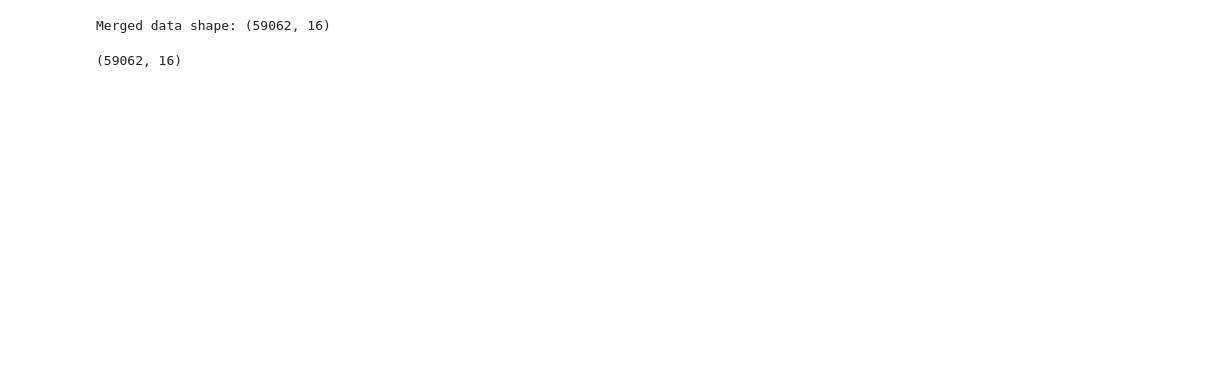
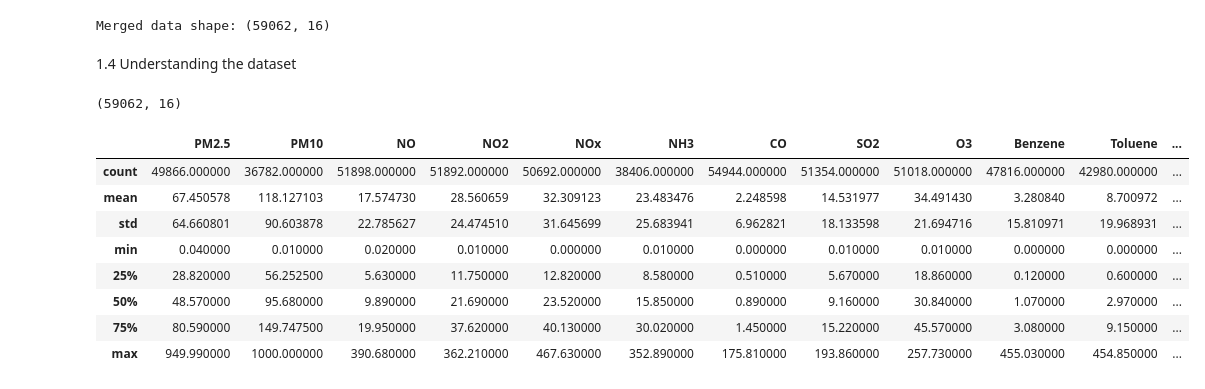
Before and after one commit to jamalamro25/CMP7005_PRAC1_Jamalamro, a Jupyter notebook: CMP7005_PRAC1.ipynb, the cells around one changed output. Cells and saved outputs as stored; diff of their text form; code cells hidden in the pictures; blank space fills up the shorter version.

Commit message:
1- Understanding the data

```diff
--- a/CMP7005_PRAC1.ipynb
+++ b/CMP7005_PRAC1.ipynb
@@ -38,8 +42,8 @@ dataframes = []
 for filename in os.listdir(drive_path):
     if filename.endswith('.csv'):
         file_path = os.path.join(drive_path, filename)
-        df = pd.read_csv(os.path.join(drive_path, filename))
-        dataframes.append(df)
+        df_temp = pd.read_csv(os.path.join(drive_path, filename))
+        dataframes.append(df_temp)
 # %%
-df1 = pd.concat(dataframes, ignore_index=True)
+df = pd.concat(dataframes, ignore_index=True)
 # %%
@@ -47,3 +51,5 @@ print("Merged data shape:", df1.shape)
 # %% [output]
 Merged data shape: (59062, 16)
+# %% [markdown]
+1.4 Understanding the dataset
 # %%
@@ -51,2 +57,14 @@ df1.shape
 # %% [output]
 (59062, 16)
+# %%
+df.describe()
+# %% [output]
+|  | PM2.5 | PM10 | NO | NO2 | NOx | NH3 | CO | SO2 | O3 | Benzene | Toluene | ... |
+| count | 49866.000000 | 36782.000000 | 51898.000000 | 51892.000000 | 50692.000000 | 38406.000000 | 54944.000000 | 51354.000000 | 51018.000000 | 47816.000000 | 42980.000000 | ... |
+| mean | 67.450578 | 118.127103 | 17.574730 | 28.560659 | 32.309123 | 23.483476 | 2.248598 | 14.531977 | 34.491430 | 3.280840 | 8.700972 | ... |
+| std | 64.660801 | 90.603878 | 22.785627 | 24.474510 | 31.645699 | 25.683941 | 6.962821 | 18.133598 | 21.694716 | 15.810971 | 19.968931 | ... |
+| min | 0.040000 | 0.010000 | 0.020000 | 0.010000 | 0.000000 | 0.010000 | 0.000000 | 0.010000 | 0.010000 | 0.000000 | 0.000000 | ... |
+| 25% | 28.820000 | 56.252500 | 5.630000 | 11.750000 | 12.820000 | 8.580000 | 0.510000 | 5.670000 | 18.860000 | 0.120000 | 0.600000 | ... |
+| 50% | 48.570000 | 95.680000 | 9.890000 | 21.690000 | 23.520000 | 15.850000 | 0.890000 | 9.160000 | 30.840000 | 1.070000 | 2.970000 | ... |
+| 75% | 80.590000 | 149.747500 | 19.950000 | 37.620000 | 40.130000 | 30.020000 | 1.450000 | 15.220000 | 45.570000 | 3.080000 | 9.150000 | ... |
+| max | 949.990000 | 1000.000000 | 390.680000 | 362.210000 | 467.630000 | 352.890000 | 175.810000 | 193.860000 | 257.730000 | 455.030000 | 454.850000 | ... |
```
Also changed, not shown: parts of 15 cells of this notebook.
